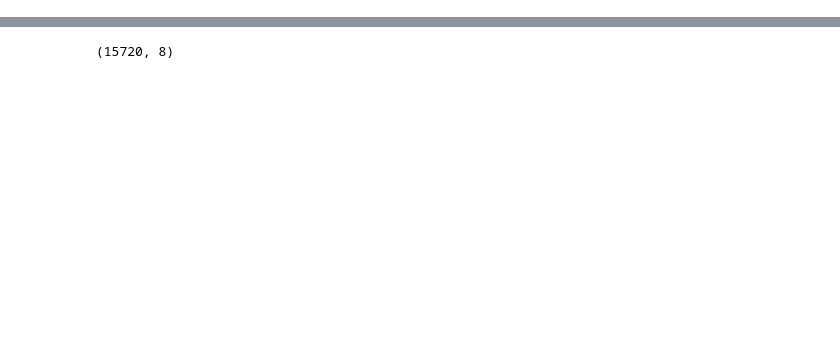
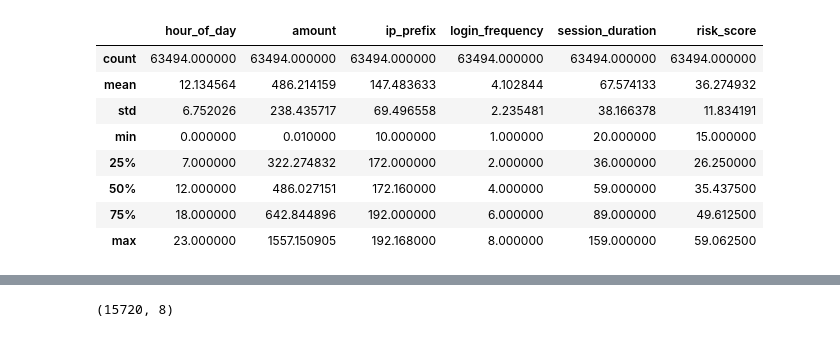
Before and after one commit to Praetor07/Metaverse_Analytics, a Jupyter notebook: Anomaly_model_class.ipynb, the cells around one changed output, grey strips where cells are left out. Drawn from its saved outputs; the diff is of its cells as text; code cells hidden in the pictures; blank space fills up the shorter version.

```diff
--- a/Anomaly_model_class.ipynb
+++ b/Anomaly_model_class.ipynb
@@ -10,3 +10,17 @@ from sklearn.tree import DecisionTreeClassifier
 from sklearn.neighbors import KNeighborsClassifier
 import xgboost as xgb
 import lightgbm as lgb
+# %%
+metaverse_df = pd.read_csv('metaverse_transactions_dataset.csv')
+
+metaverse_df.loc[metaverse_df['anomaly'] == 'low_risk'].describe()
+# %% [output]
+|  | hour_of_day | amount | ip_prefix | login_frequency | session_duration | risk_score |
+| count | 63494.000000 | 63494.000000 | 63494.000000 | 63494.000000 | 63494.000000 | 63494.000000 |
+| mean | 12.134564 | 486.214159 | 147.483633 | 4.102844 | 67.574133 | 36.274932 |
+| std | 6.752026 | 238.435717 | 69.496558 | 2.235481 | 38.166378 | 11.834191 |
+| min | 0.000000 | 0.010000 | 10.000000 | 1.000000 | 20.000000 | 15.000000 |
+| 25% | 7.000000 | 322.274832 | 172.000000 | 2.000000 | 36.000000 | 26.250000 |
+| 50% | 12.000000 | 486.027151 | 172.160000 | 4.000000 | 59.000000 | 35.437500 |
+| 75% | 18.000000 | 642.844896 | 192.000000 | 6.000000 | 89.000000 | 49.612500 |
+| max | 23.000000 | 1557.150905 | 192.168000 | 8.000000 | 159.000000 | 59.062500 |
```
Also changed, not shown: parts of 5 cells of this notebook, 1 other file.
